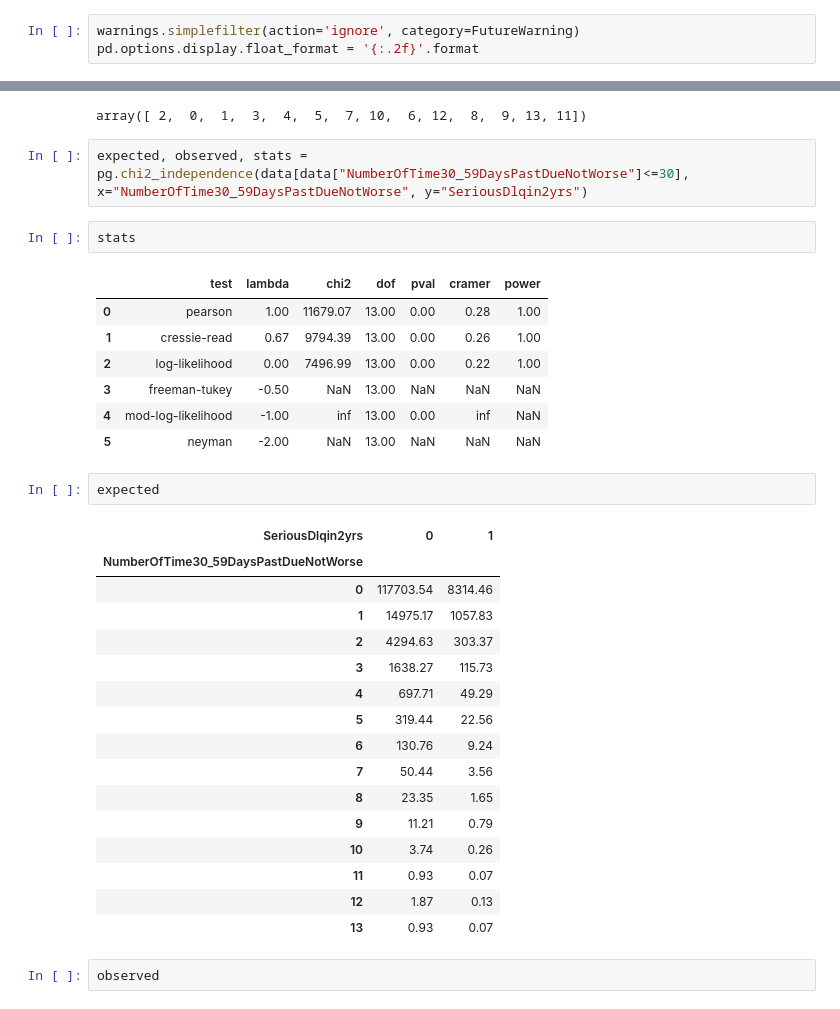
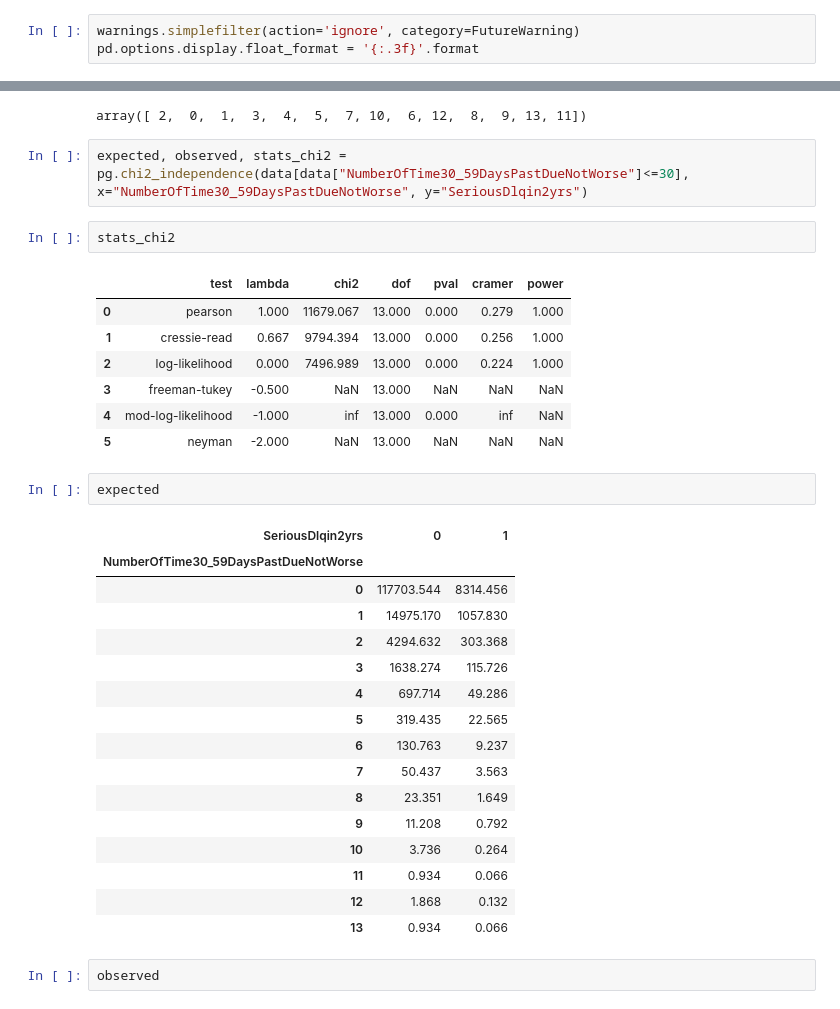
Before and after one commit to ivankching/storytelling, a Jupyter notebook: Give Me Some Credit - credit scoring/eda.ipynb, the cells around one changed output, grey strips where cells are left out. Saved outputs shown, nothing was run; the diff lists cells and outputs as text.

```diff
--- a/Give Me Some Credit - credit scoring/eda.ipynb
+++ b/Give Me Some Credit - credit scoring/eda.ipynb
@@ -14,6 +14,6 @@ import visualization as viz
 # %%
 warnings.simplefilter(action='ignore', category=FutureWarning)
-pd.options.display.float_format = '{:.2f}'.format
+pd.options.display.float_format = '{:.3f}'.format
 # %%
 data = pd.read_csv("data/cs-training.csv")
 # %%
@@ -198,36 +245,36 @@ data[data["NumberOfTime30_59DaysPastDueNotWorse"]<=30]["NumberOfTime30_59DaysPas
 # %% [output]
 array([ 2,  0,  1,  3,  4,  5,  7, 10,  6, 12,  8,  9, 13, 11])
 # %%
-expected, observed, stats = pg.chi2_independence(data[data["NumberOfTime30_59DaysPastDueNotWorse"]<=30], x="NumberOfTime30_59DaysPastDueNotWorse", y="SeriousDlqin2yrs")
+expected, observed, stats_chi2 = pg.chi2_independence(data[data["NumberOfTime30_59DaysPastDueNotWorse"]<=30], x="NumberOfTime30_59DaysPastDueNotWorse", y="SeriousDlqin2yrs")
 # %%
-stats
+stats_chi2
 # %% [output]
 |  | test | lambda | chi2 | dof | pval | cramer | power |
-| 0 | pearson | 1.00 | 11679.07 | 13.00 | 0.00 | 0.28 | 1.00 |
-| 1 | cressie-read | 0.67 | 9794.39 | 13.00 | 0.00 | 0.26 | 1.00 |
-| 2 | log-likelihood | 0.00 | 7496.99 | 13.00 | 0.00 | 0.22 | 1.00 |
-| 3 | freeman-tukey | -0.50 | NaN | 13.00 | NaN | NaN | NaN |
-| 4 | mod-log-likelihood | -1.00 | inf | 13.00 | 0.00 | inf | NaN |
-| 5 | neyman | -2.00 | NaN | 13.00 | NaN | NaN | NaN |
+| 0 | pearson | 1.000 | 11679.067 | 13.000 | 0.000 | 0.279 | 1.000 |
+| 1 | cressie-read | 0.667 | 9794.394 | 13.000 | 0.000 | 0.256 | 1.000 |
+| 2 | log-likelihood | 0.000 | 7496.989 | 13.000 | 0.000 | 0.224 | 1.000 |
+| 3 | freeman-tukey | -0.500 | NaN | 13.000 | NaN | NaN | NaN |
+| 4 | mod-log-likelihood | -1.000 | inf | 13.000 | 0.000 | inf | NaN |
+| 5 | neyman | -2.000 | NaN | 13.000 | NaN | NaN | NaN |
 # %%
 expected
 # %% [output]
 | SeriousDlqin2yrs | 0 | 1 |
 | NumberOfTime30_59DaysPastDueNotWorse |  |  |
-| 0 | 117703.54 | 8314.46 |
-| 1 | 14975.17 | 1057.83 |
-| 2 | 4294.63 | 303.37 |
-| 3 | 1638.27 | 115.73 |
-| 4 | 697.71 | 49.29 |
-| 5 | 319.44 | 22.56 |
-| 6 | 130.76 | 9.24 |
-| 7 | 50.44 | 3.56 |
-| 8 | 23.35 | 1.65 |
-| 9 | 11.21 | 0.79 |
-| 10 | 3.74 | 0.26 |
-| 11 | 0.93 | 0.07 |
-| 12 | 1.87 | 0.13 |
-| 13 | 0.93 | 0.07 |
+| 0 | 117703.544 | 8314.456 |
+| 1 | 14975.170 | 1057.830 |
+| 2 | 4294.632 | 303.368 |
+| 3 | 1638.274 | 115.726 |
+| 4 | 697.714 | 49.286 |
+| 5 | 319.435 | 22.565 |
+| 6 | 130.763 | 9.237 |
+| 7 | 50.437 | 3.563 |
+| 8 | 23.351 | 1.649 |
+| 9 | 11.208 | 0.792 |
+| 10 | 3.736 | 0.264 |
+| 11 | 0.934 | 0.066 |
+| 12 | 1.868 | 0.132 |
+| 13 | 0.934 | 0.066 |
 # %%
 observed
 # %% [output]
```
Also changed, not shown: parts of 24 cells of this notebook.
